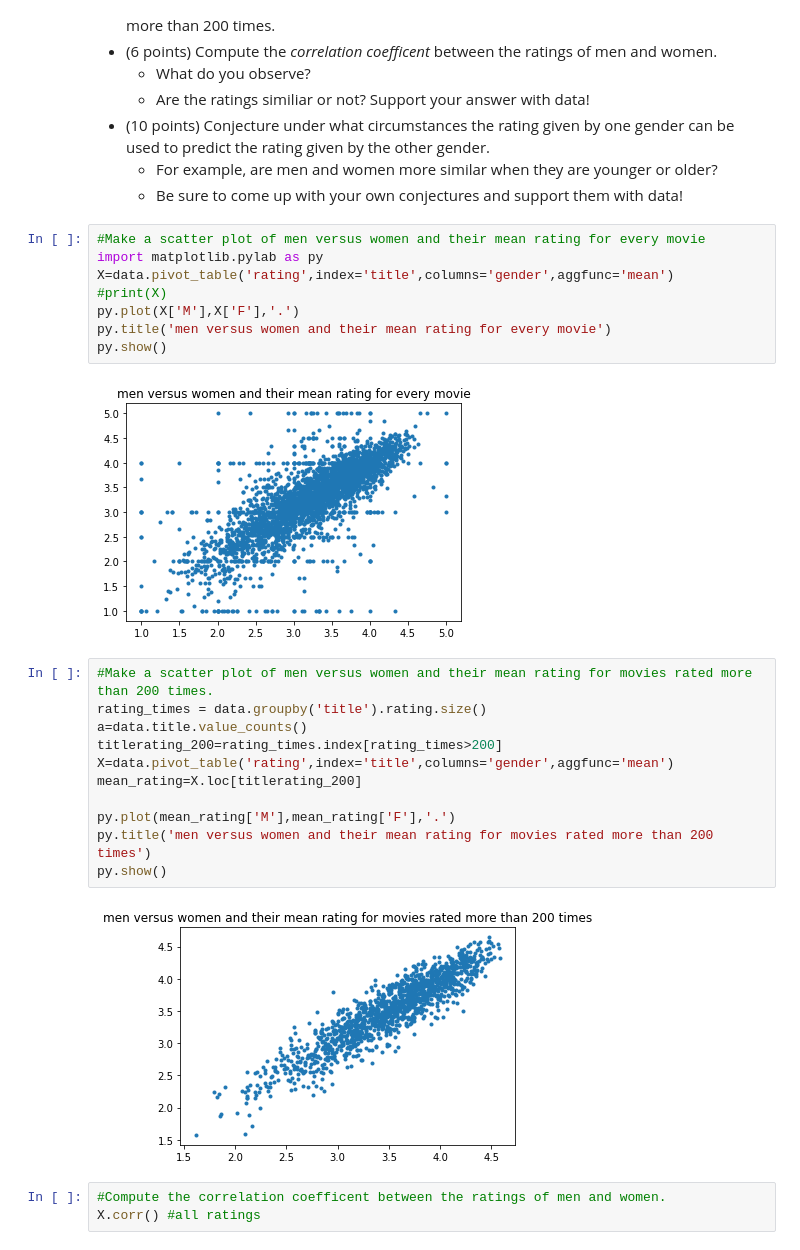
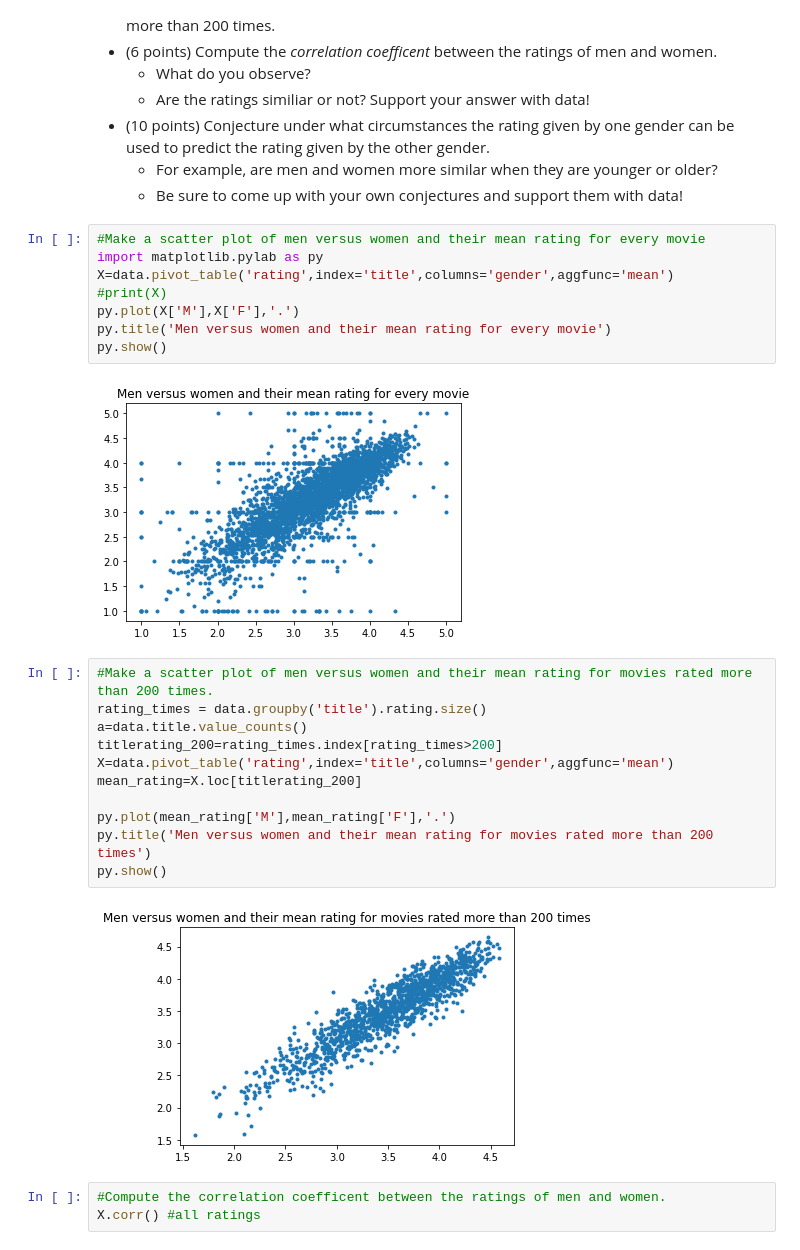
Before and after one commit to tianhaopx/Case-Study-of-Data-Science, a Jupyter notebook: CaseStudy2/CaseStudy2.ipynb, the cells around one changed output. Cells and saved outputs as stored; diff of their text form.

```diff
--- a/CaseStudy2/CaseStudy2.ipynb
+++ b/CaseStudy2/CaseStudy2.ipynb
@@ -393,13 +412,13 @@ Let look more closely at the relationship between the pieces of data we have.
 # %%
 #Make a scatter plot of men versus women and their mean rating for every movie
 import matplotlib.pylab as py
 X=data.pivot_table('rating',index='title',columns='gender',aggfunc='mean')
 #print(X)
 py.plot(X['M'],X['F'],'.')
-py.title('men versus women and their mean rating for every movie')
+py.title('Men versus women and their mean rating for every movie')
 py.show()
 # %% [output]
-[figure, old version]
+[figure, new version]
 # %%
 #Make a scatter plot of men versus women and their mean rating for movies rated more than 200 times.
 rating_times = data.groupby('title').rating.size()
@@ -409,10 +428,10 @@ X=data.pivot_table('rating',index='title',columns='gender',aggfunc='mean')
 mean_rating=X.loc[titlerating_200]
 
 py.plot(mean_rating['M'],mean_rating['F'],'.')
-py.title('men versus women and their mean rating for movies rated more than 200 times')
+py.title('Men versus women and their mean rating for movies rated more than 200 times')
 py.show()
 # %% [output]
-[figure, old version]
+[figure, new version]
 # %%
 #Compute the correlation coefficent between the ratings of men and women.
 X.corr() #all ratings
```
Also changed, not shown: parts of 4 cells of this notebook.
